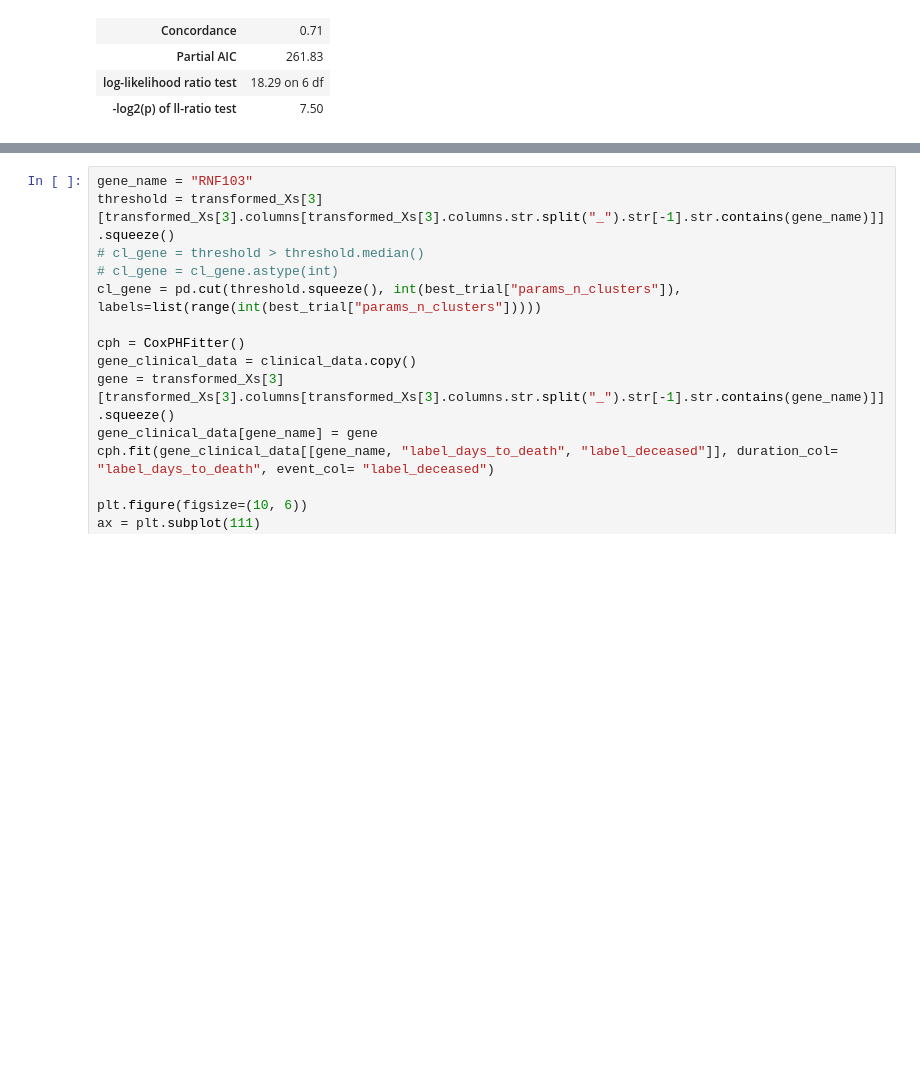
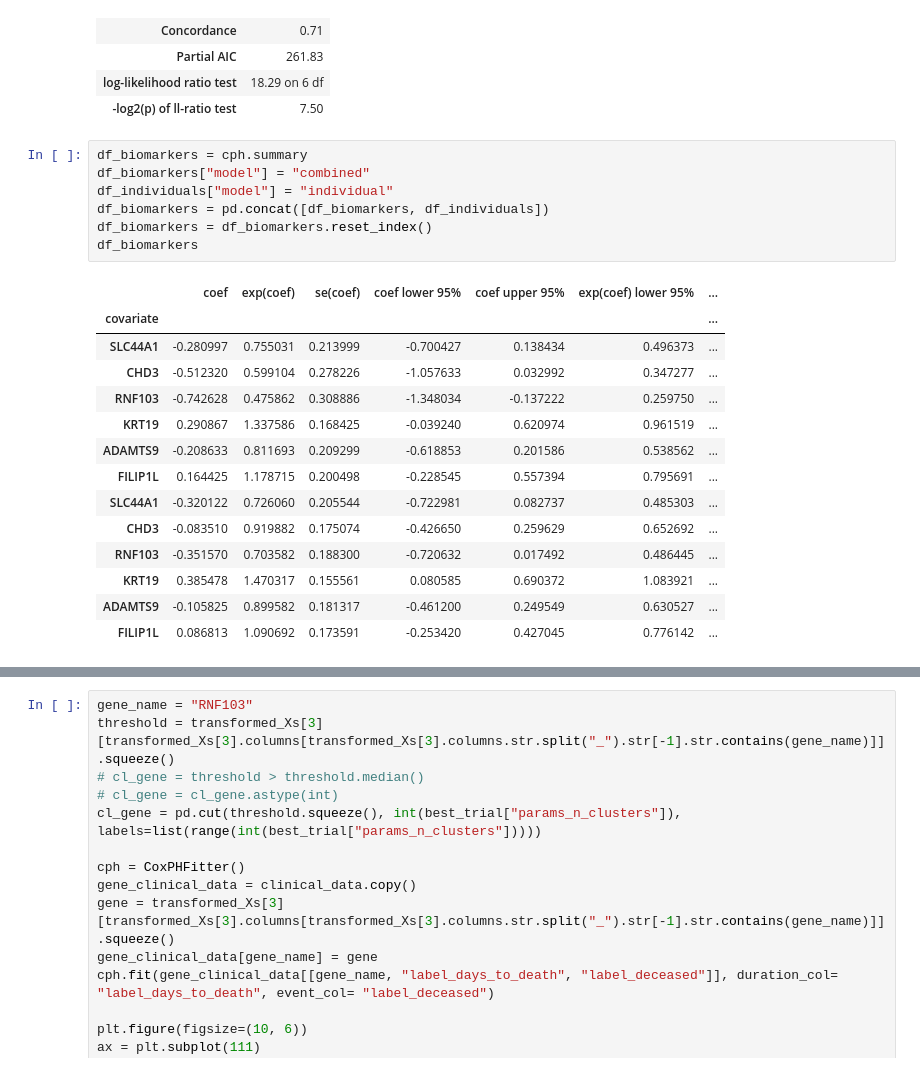
Before and after one commit to albertolzs/edc_mo_pdac_val, a Jupyter notebook: src/visualization.ipynb, the cells around one changed output, grey strips where cells are left out. Cells and saved outputs as stored; diff of their text form; blank space fills up the shorter version.

```diff
--- a/src/visualization.ipynb
+++ b/src/visualization.ipynb
@@ -408,3 +499,25 @@ cph.fit(gene_clinical_data[list_of_genes + ["label_days_to_death", "label_deceas
 | Partial AIC | 261.83 |
 | log-likelihood ratio test | 18.29 on 6 df |
 | -log2(p) of ll-ratio test | 7.50 |
+# %%
+df_biomarkers = cph.summary
+df_biomarkers["model"] = "combined"
+df_individuals["model"] = "individual"
+df_biomarkers = pd.concat([df_biomarkers, df_individuals])
+df_biomarkers = df_biomarkers.reset_index()
+df_biomarkers
+# %% [output]
+|  | coef | exp(coef) | se(coef) | coef lower 95% | coef upper 95% | exp(coef) lower 95% | ... |
+| covariate |  |  |  |  |  |  | ... |
+| SLC44A1 | -0.280997 | 0.755031 | 0.213999 | -0.700427 | 0.138434 | 0.496373 | ... |
+| CHD3 | -0.512320 | 0.599104 | 0.278226 | -1.057633 | 0.032992 | 0.347277 | ... |
+| RNF103 | -0.742628 | 0.475862 | 0.308886 | -1.348034 | -0.137222 | 0.259750 | ... |
+| KRT19 | 0.290867 | 1.337586 | 0.168425 | -0.039240 | 0.620974 | 0.961519 | ... |
+| ADAMTS9 | -0.208633 | 0.811693 | 0.209299 | -0.618853 | 0.201586 | 0.538562 | ... |
+| FILIP1L | 0.164425 | 1.178715 | 0.200498 | -0.228545 | 0.557394 | 0.795691 | ... |
+| SLC44A1 | -0.320122 | 0.726060 | 0.205544 | -0.722981 | 0.082737 | 0.485303 | ... |
+| CHD3 | -0.083510 | 0.919882 | 0.175074 | -0.426650 | 0.259629 | 0.652692 | ... |
+| RNF103 | -0.351570 | 0.703582 | 0.188300 | -0.720632 | 0.017492 | 0.486445 | ... |
+| KRT19 | 0.385478 | 1.470317 | 0.155561 | 0.080585 | 0.690372 | 1.083921 | ... |
+| ADAMTS9 | -0.105825 | 0.899582 | 0.181317 | -0.461200 | 0.249549 | 0.630527 | ... |
+| FILIP1L | 0.086813 | 1.090692 | 0.173591 | -0.253420 | 0.427045 | 0.776142 | ... |
```
Also changed, not shown: parts of 6 cells of this notebook.
